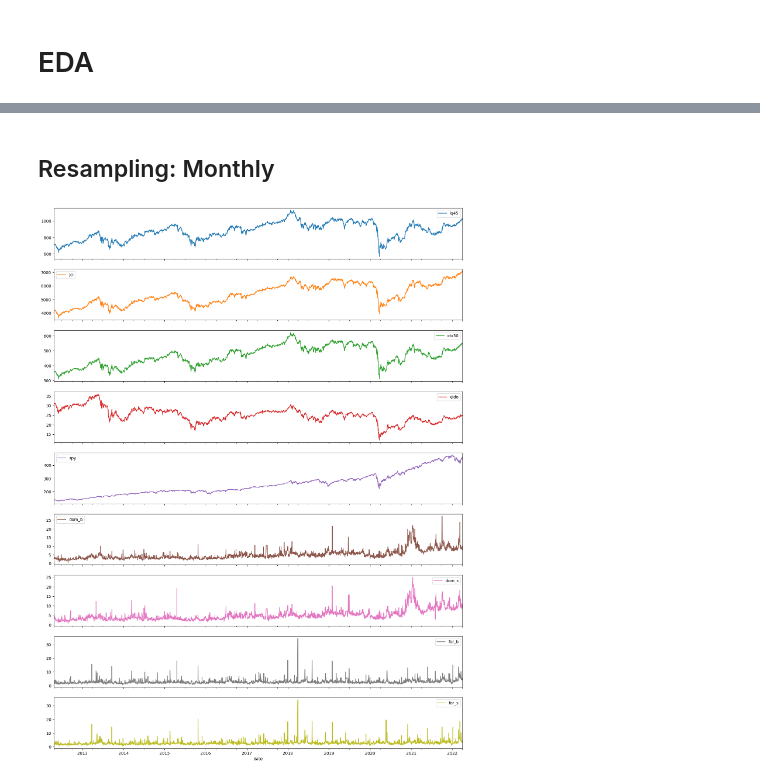
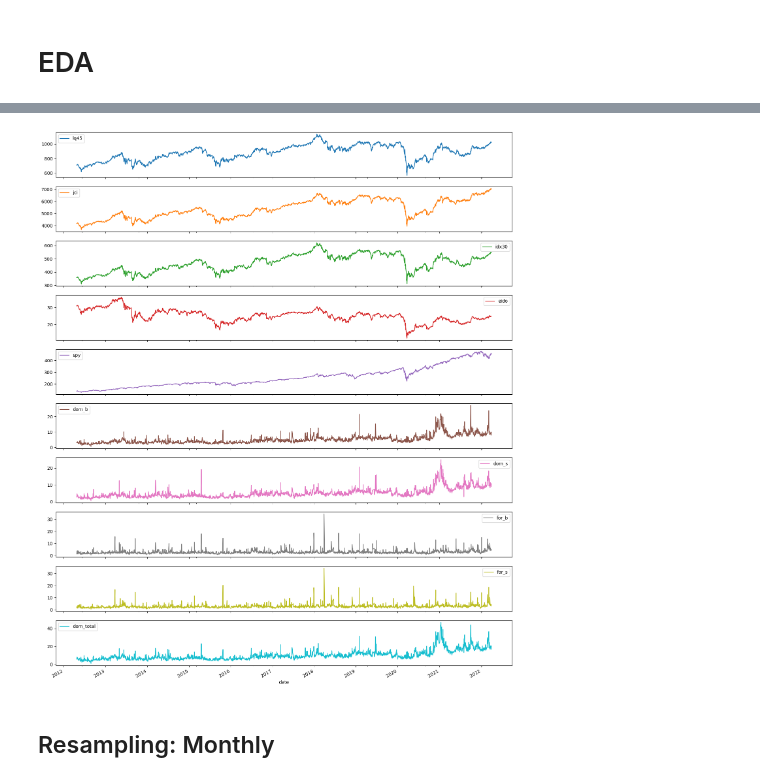
Before and after one commit to ercainz/lq45_prediction, a Jupyter notebook: src/eda.ipynb, the cells around one changed output, grey strips where cells are left out. Cells and saved outputs as stored; diff of their text form; code cells hidden in the pictures.

```diff
--- a/src/eda.ipynb
+++ b/src/eda.ipynb
@@ -15,13 +122,7 @@ df_raw = rawdata.load_pkl(pkl='..\\pkl\\df_raw.pkl')
 # %%
-df_raw.loc[:,df_raw.columns[:-3]].plot(subplots=True,figsize =(18,24))
-pyplot.show()
+df_proc.loc[:,df_proc.columns[:-3]].plot(subplots=True,figsize =(18,24))
+plt.show()
+# %% [output]
+[figure, added]
 # %% [markdown]
 ## Resampling: Monthly
-# %%
-df_pre = df_raw.loc[:,df_raw.columns[:-3]].resample('D').mean().copy().fillna(method="ffill")
-#df_pre = df_raw.loc[:,df_raw.columns[:-3]].resample('M').mean().copy()
-
-df_pre.plot(subplots=True,figsize =(18,24))
-pyplot.show()
-# %% [output]
-[figure, removed]
```
Also changed, not shown: parts of 14 cells of this notebook, 2 other files.
